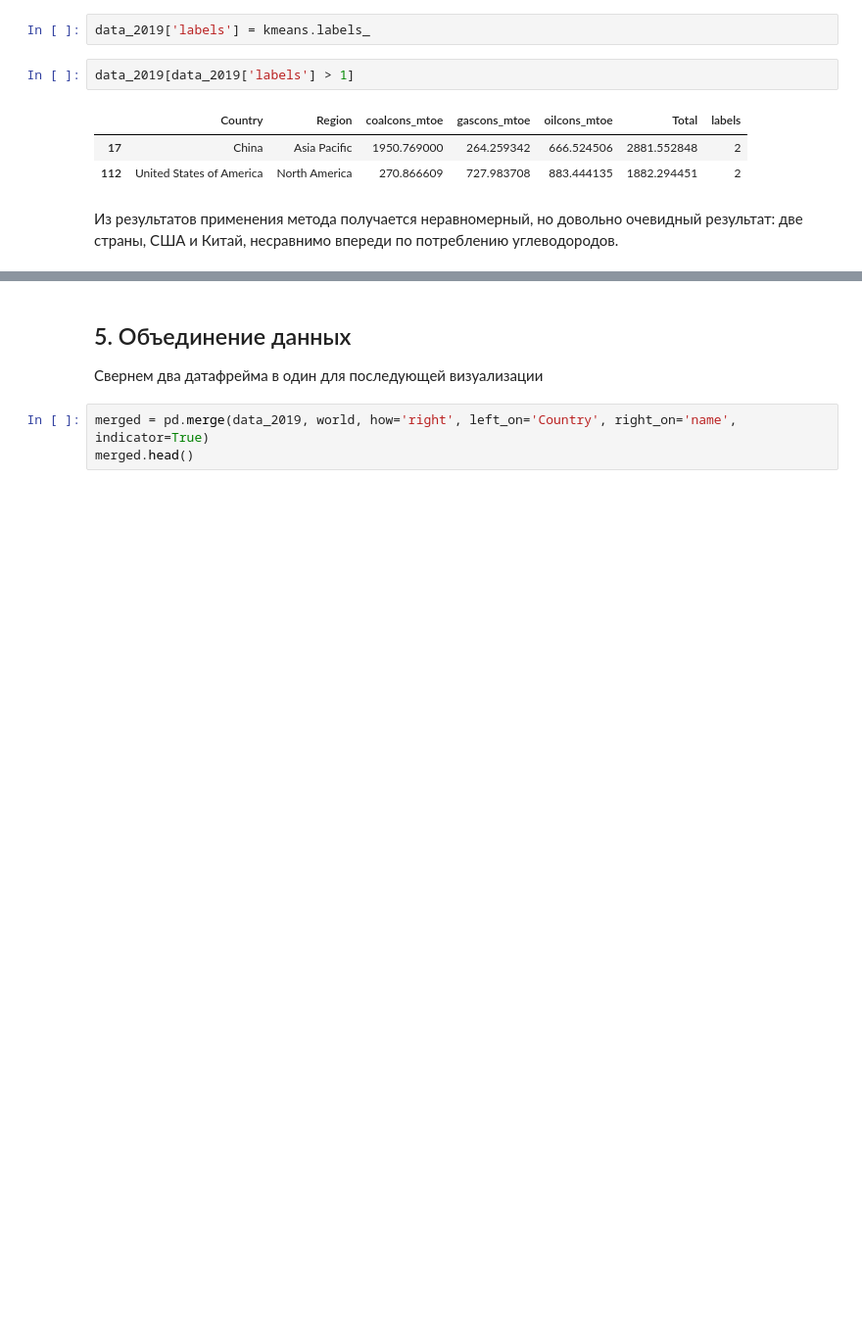
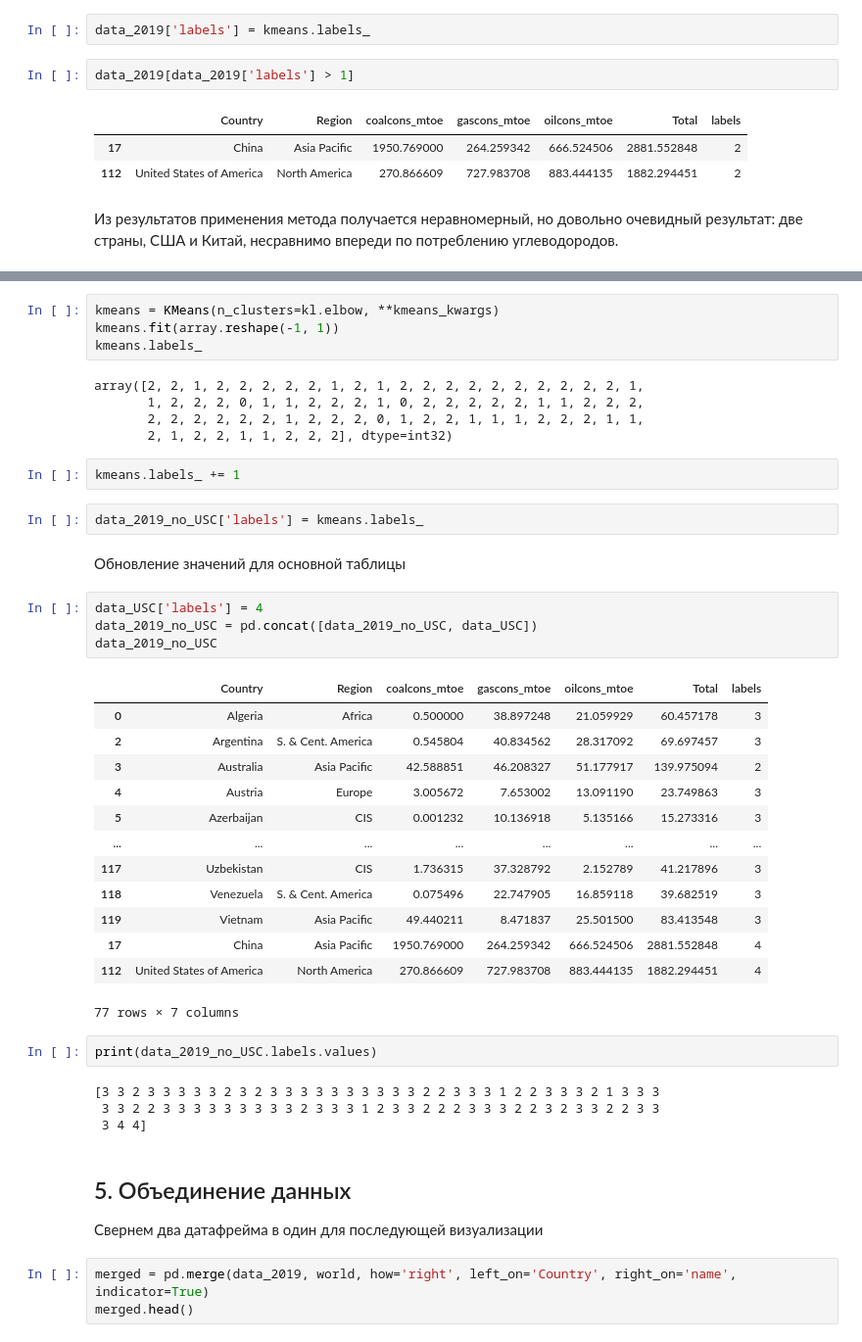
Before and after one commit to kirastain/BP-energy-analysis, a Jupyter notebook: Untitled.ipynb, the cells around one changed output, grey strips where cells are left out. Shown at 98% size. Saved outputs shown, nothing was run; the diff lists cells and outputs as text; blank space fills up the shorter version.

```diff
--- a/Untitled.ipynb
+++ b/Untitled.ipynb
@@ -263,3 +324,42 @@ data_2019[data_2019['labels'] > 1]
+# %%
+kmeans = KMeans(n_clusters=kl.elbow, **kmeans_kwargs)
+kmeans.fit(array.reshape(-1, 1))
+kmeans.labels_
+# %% [output]
+array([2, 2, 1, 2, 2, 2, 2, 2, 1, 2, 1, 2, 2, 2, 2, 2, 2, 2, 2, 2, 2, 1,
+       1, 2, 2, 2, 0, 1, 1, 2, 2, 2, 1, 0, 2, 2, 2, 2, 2, 1, 1, 2, 2, 2,
+       2, 2, 2, 2, 2, 2, 1, 2, 2, 2, 0, 1, 2, 2, 1, 1, 1, 2, 2, 2, 1, 1,
+       2, 1, 2, 2, 1, 1, 2, 2, 2], dtype=int32)
+# %%
+kmeans.labels_ += 1
+# %%
+data_2019_no_USC['labels'] = kmeans.labels_
+# %% [markdown]
+Обновление значений для основной таблицы
+# %%
+data_USC['labels'] = 4
+data_2019_no_USC = pd.concat([data_2019_no_USC, data_USC])
+data_2019_no_USC
+# %% [output]
+|  | Country | Region | coalcons_mtoe | gascons_mtoe | oilcons_mtoe | Total | labels |
+| 0 | Algeria | Africa | 0.500000 | 38.897248 | 21.059929 | 60.457178 | 3 |
+| 2 | Argentina | S. & Cent. America | 0.545804 | 40.834562 | 28.317092 | 69.697457 | 3 |
+| 3 | Australia | Asia Pacific | 42.588851 | 46.208327 | 51.177917 | 139.975094 | 2 |
+| 4 | Austria | Europe | 3.005672 | 7.653002 | 13.091190 | 23.749863 | 3 |
+| 5 | Azerbaijan | CIS | 0.001232 | 10.136918 | 5.135166 | 15.273316 | 3 |
+| ... | ... | ... | ... | ... | ... | ... | ... |
+| 117 | Uzbekistan | CIS | 1.736315 | 37.328792 | 2.152789 | 41.217896 | 3 |
+| 118 | Venezuela | S. & Cent. America | 0.075496 | 22.747905 | 16.859118 | 39.682519 | 3 |
+| 119 | Vietnam | Asia Pacific | 49.440211 | 8.471837 | 25.501500 | 83.413548 | 3 |
+| 17 | China | Asia Pacific | 1950.769000 | 264.259342 | 666.524506 | 2881.552848 | 4 |
+| 112 | United States of America | North America | 270.866609 | 727.983708 | 883.444135 | 1882.294451 | 4 |
+77 rows × 7 columns
+# %%
+print(data_2019_no_USC.labels.values)
+# %% [output]
+[3 3 2 3 3 3 3 3 2 3 2 3 3 3 3 3 3 3 3 3 3 2 2 3 3 3 1 2 2 3 3 3 2 1 3 3 3
+ 3 3 2 2 3 3 3 3 3 3 3 3 3 2 3 3 3 1 2 3 3 2 2 2 3 3 3 2 2 3 2 3 3 2 2 3 3
+ 3 4 4]
 # %% [markdown]
 ## 5. Объединение данных
 Свернем два датафрейма в один для последующей визуализации
```
Also changed, not shown: parts of 11 cells of this notebook.
